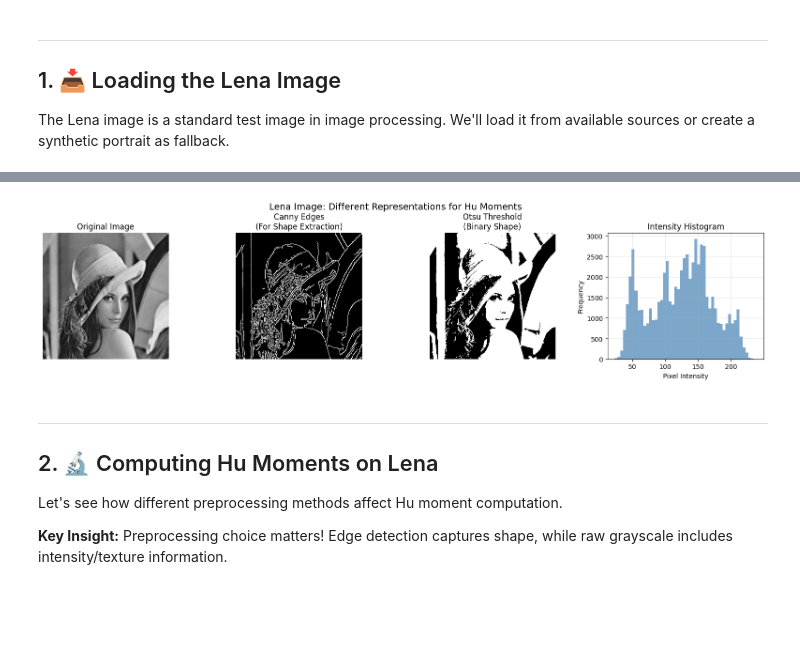
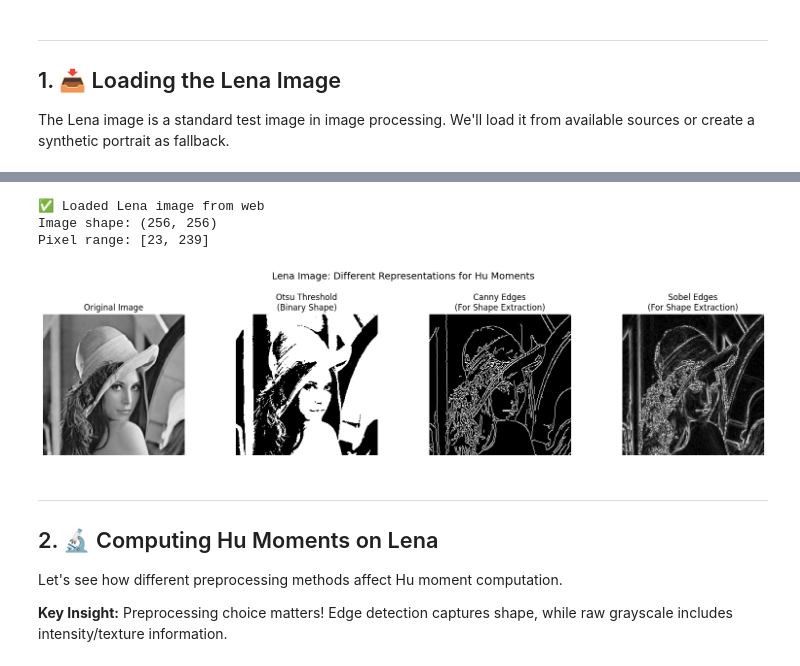
Before and after one commit to avbarbaros/hu-invariant-moments, a Jupyter notebook: lena_hu_moments_example.ipynb, the cells around one changed output, grey strips where cells are left out. Cells and saved outputs as stored; diff of their text form; code cells hidden in the pictures; blank space fills up the shorter version.

```diff
--- a/lena_hu_moments_example.ipynb
+++ b/lena_hu_moments_example.ipynb
@@ -157,37 +79,76 @@ Pixel range: [23, 239]
+# %%
+def load_lena_image():
+    """Load the Lena image from various sources."""
+
+    # Try web sources
+    urls = [
+        "https://boofcv.org/images/f/fe/Original_lena512.jpg",
+    ]
+
+    for url in urls:
+        try:
+            with urllib.request.urlopen(url, timeout=5) as response:
+                img_data = response.read()
+                img = Image.open(io.BytesIO(img_data))
+                img_array = np.array(img.convert('L'))
+                print(f"✅ Loaded Lena image from web")
+                return cv2.resize(img_array, (256, 256))
+        except:
+            continue
+
+    # Fallback to synthetic portrait
+    print("⚠️ Using synthetic portrait (Lena unavailable)")
+
+# Load the image
+lena_image = load_lena_image()
+print(f"Image shape: {lena_image.shape}")
+print(f"Pixel range: [{lena_image.min()}, {lena_image.max()}]")
+# %% [output]
+✅ Loaded Lena image from web
+Image shape: (256, 256)
+Pixel range: [23, 239]
 # %%
 # Display the image with preprocessing options
 fig, axes = plt.subplots(1, 4, figsize=(16, 4))
 
 # Original
 axes[0].imshow(lena_image, cmap='gray')
 axes[0].set_title('Original Image', fontsize=12)
 axes[0].axis('off')
 
-# Edge detection (Canny)
-edges = cv2.Canny(lena_image.astype(np.uint8), 50, 150)
-axes[1].imshow(edges, cmap='gray')
-axes[1].set_title('Canny Edges\n(For Shape Extraction)', fontsize=12)
-axes[1].axis('off')
-
 # Binary threshold (Otsu)
 _, binary = cv2.threshold(lena_image.astype(np.uint8), 0, 255,
                           cv2.THRESH_BINARY + cv2.THRESH_OTSU)
-axes[2].imshow(binary, cmap='gray')
-axes[2].set_title('Otsu Threshold\n(Binary Shape)', fontsize=12)
+axes[1].imshow(binary, cmap='gray')
+axes[1].set_title('Otsu Threshold\n(Binary Shape)', fontsize=12)
+axes[1].axis('off')
+
+# Canny Edge detection - Thinner (multi-staged, good at detecting thin,continues edges.)
+edges = cv2.Canny(lena_image.astype(np.uint8), 50, 150)
+axes[2].imshow(edges, cmap='gray')
+axes[2].set_title('Canny Edges\n(For Shape Extraction)', fontsize=12)
 axes[2].axis('off')
 
+# Sobel edge detection - Thicker (gradient-based, sensitive to strong horizontal and vertical intensity changes.)
+sobelx = cv2.Sobel(lena_image.astype(np.uint8), cv2.CV_64F, 1, 0, ksize=3)
+sobely = cv2.Sobel(lena_image.astype(np.uint8), cv2.CV_64F, 0, 1, ksize=3)
+sobel = np.sqrt(sobelx**2 + sobely**2).astype(np.uint8)
+axes[3].imshow(sobel, cmap='gray')
+axes[3].set_title('Sobel Edges\n(For Shape Extraction)', fontsize=12)
+axes[3].axis('off')
+
 # Histogram
-axes[3].hist(lena_image.flatten(), bins=50, color='steelblue', alpha=0.7)
-axes[3].set_xlabel('Pixel Intensity')
-axes[3].set_ylabel('Frequency')
-axes[3].set_title('Intensity Histogram', fontsize=12)
-axes[3].grid(alpha=0.3)
+# axes[3].hist(lena_image.flatten(), bins=50, color='steelblue', alpha=0.7)
+# axes[3].set_xlabel('Pixel Intensity')
+# axes[3].set_ylabel('Frequency')
+# axes[3].set_title('Intensity Histogram', fontsize=12)
+# axes[3].grid(alpha=0.3)
 
-plt.suptitle('Lena Image: Different Representations for Hu Moments', fontsize=14)
+plt.suptitle('Lena Image: Different Representations for Hu Moments\n', fontsize=14)
 plt.tight_layout()
 plt.show()
 # %% [output]
-[figure, old version]
+[figure, new version]
 # %% [markdown]
 ---
 ## 2. 🔬 Computing Hu Moments on Lena
```
Also changed, not shown: parts of 14 cells of this notebook.
